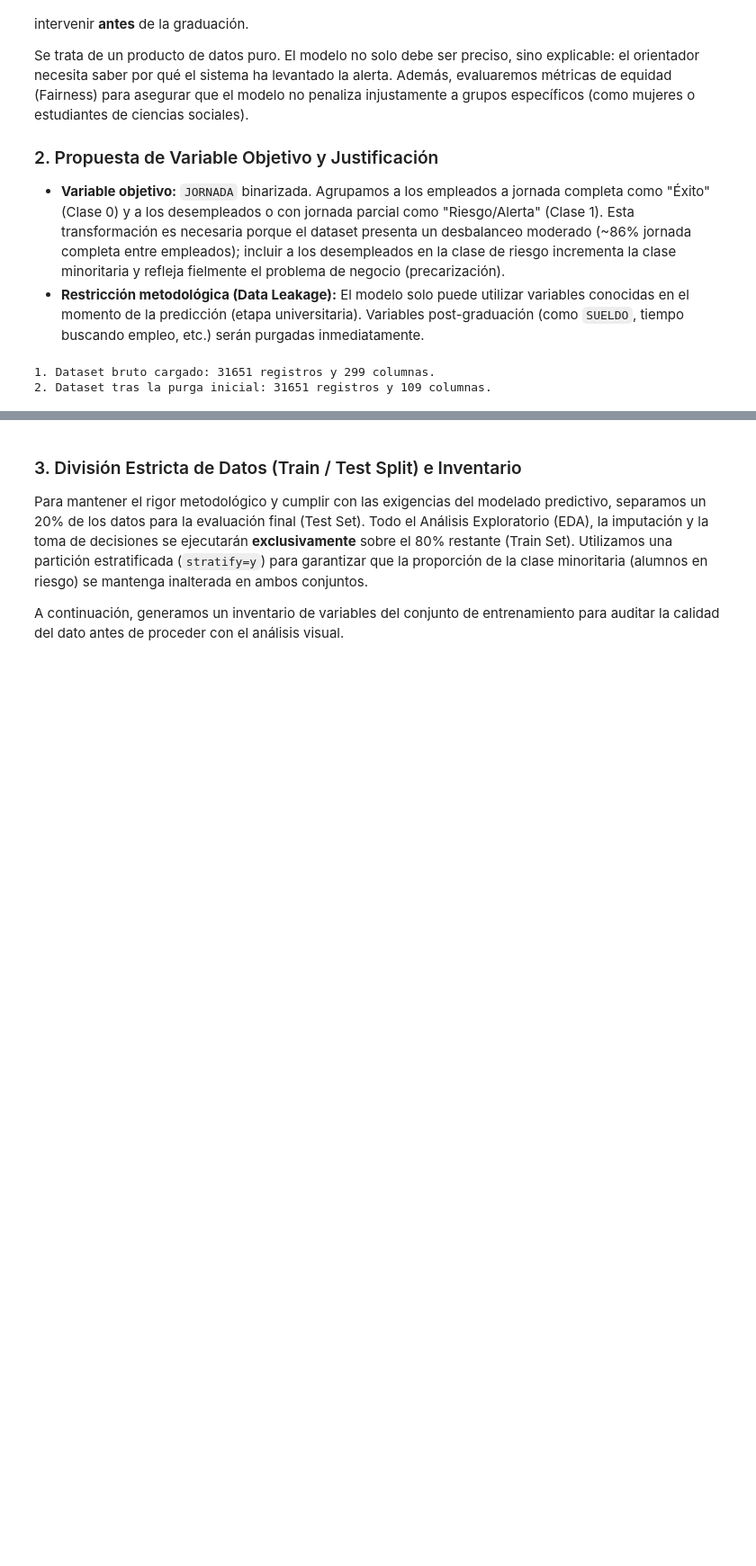
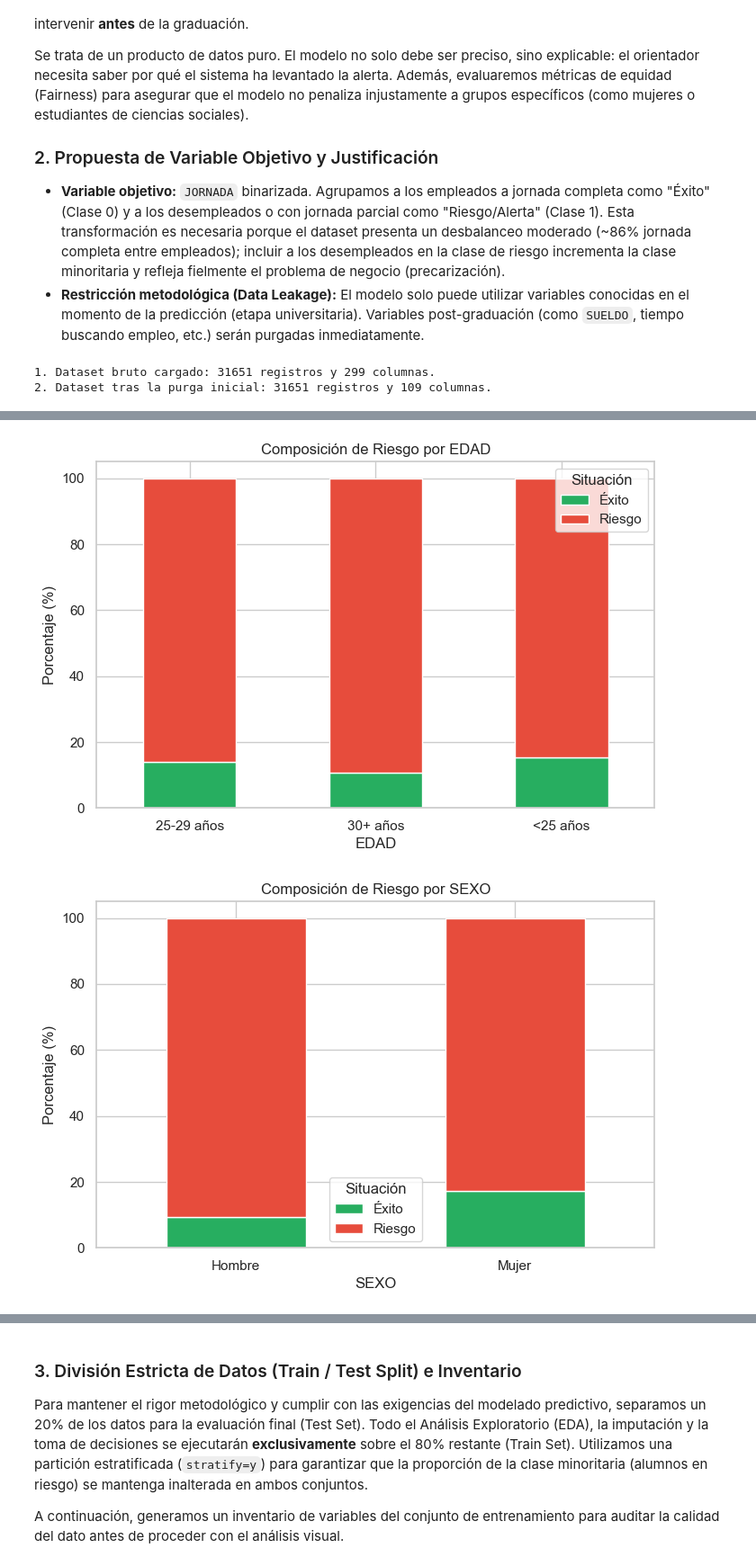
Before and after one commit to JorgeMedina02/mvc-proyecto-grupo-6, a Jupyter notebook: notebooks/01_EDA.ipynb, the cells around one changed output, grey strips where cells are left out. Shown at 90% size. Drawn from its saved outputs; the diff is of its cells as text; code cells hidden in the pictures; blank space fills up the shorter version.

```diff
--- a/notebooks/01_EDA.ipynb
+++ b/notebooks/01_EDA.ipynb
@@ -55,0 +89,19 @@ except Exception as e:
+# %%
+# Mapeos para legibilidad
+map_edad = {1: '<25 años', 2: '25-29 años', 3: '30+ años'}
+map_sexo = {1: 'Hombre', 2: 'Mujer'}
+
+for col, mapping in zip(['EDAD', 'SEXO'], [map_edad, map_sexo]):
+    plt.figure(figsize=(8, 5))
+    # Tabla de contingencia normalizada
+    temp_df = pd.crosstab(df_raw[col].map(mapping), df_raw['JORNADA'], normalize='index') * 100
+
+    temp_df.plot(kind='bar', stacked=True, color=['#27ae60', '#e74c3c'], ax=plt.gca())
+    plt.title(f'Composición de Riesgo por {col}')
+    plt.ylabel('Porcentaje (%)')
+    plt.legend(title='Situación', labels=['Éxito', 'Riesgo'])
+    plt.xticks(rotation=0)
+    plt.show()
+# %% [output]
+[figure, added]
+[figure, added]
```
Also changed, not shown: parts of 4 cells of this notebook.
